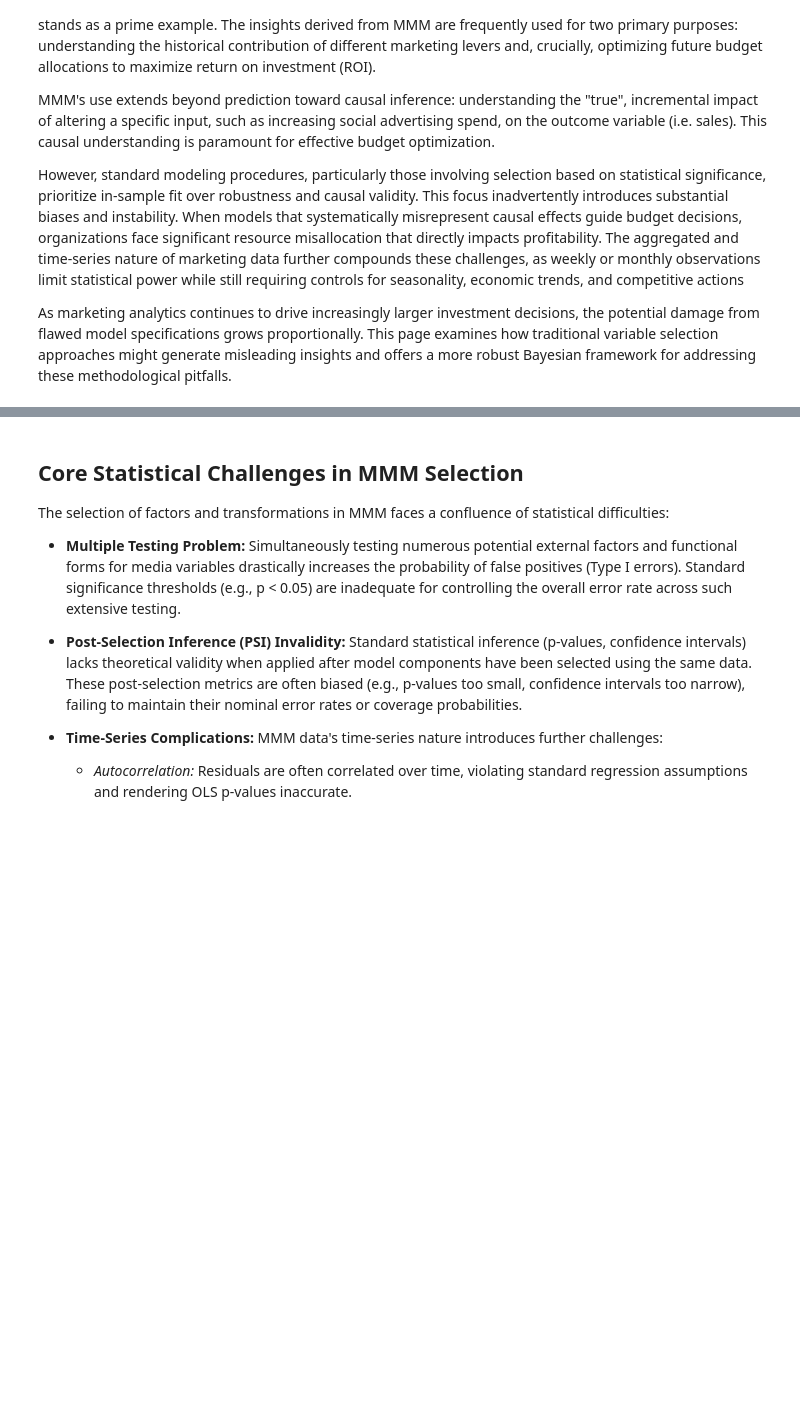
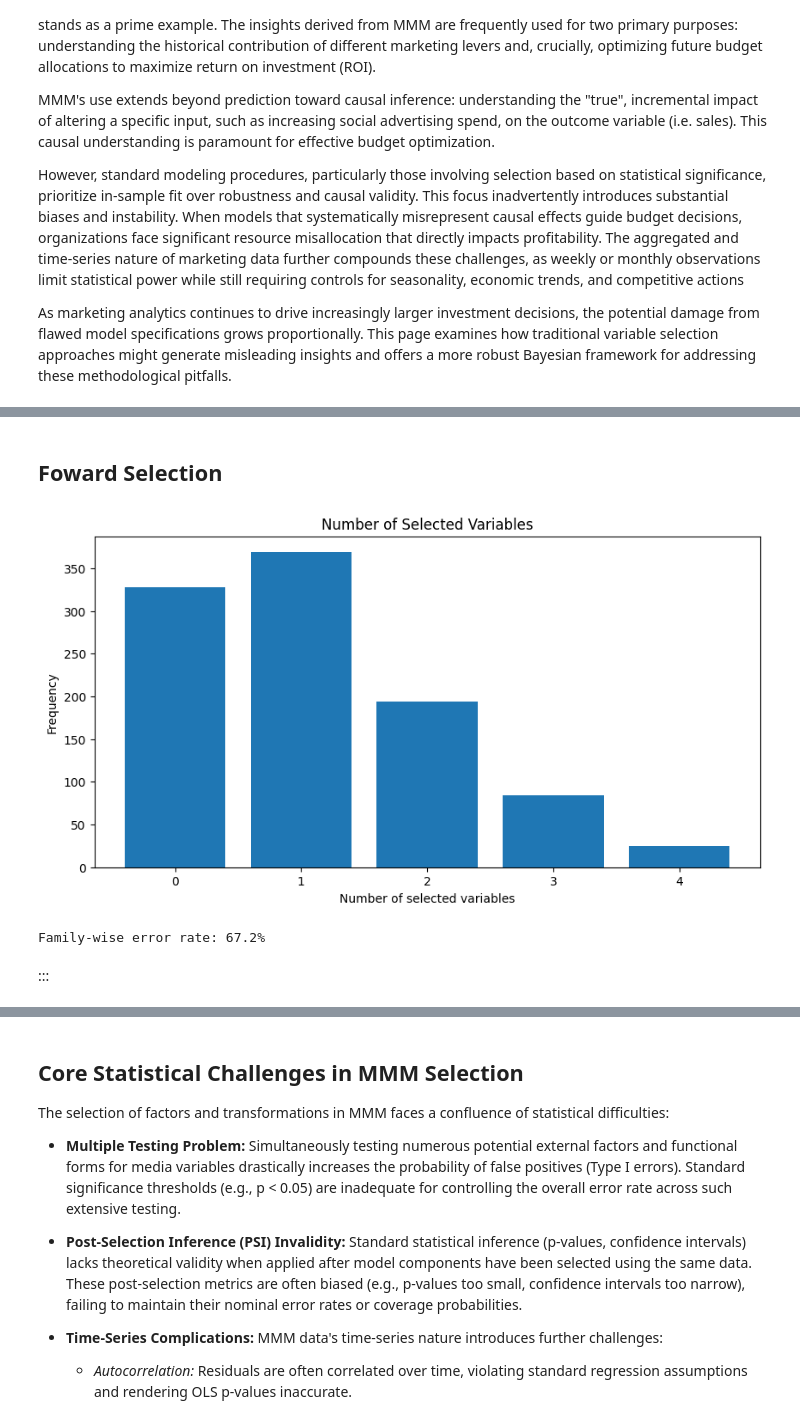
Before and after one commit to redam94/common_regression_issues, a Jupyter notebook: nbs/02_the_illusion_of_significance.ipynb, the cells around one changed output, grey strips where cells are left out. Drawn from its saved outputs; the diff is of its cells as text; code cells hidden in the pictures; blank space fills up the shorter version.

```diff
--- a/nbs/02_the_illusion_of_significance.ipynb
+++ b/nbs/02_the_illusion_of_significance.ipynb
@@ -60,0 +221,14 @@ As marketing analytics continues to drive increasingly larger investment decisio
+# %%
+n_trials = 1_000
+n_samples = 100
+n_signal_vars = 3
+n_noise_vars = 20
+
+X, y = create_data_no_signal(
+    n_trials*n_samples,
+    n_signal_vars+n_noise_vars,
+    correlated=False
+)
+
+X.columns = [f"X{i}" for i in range(X.shape[1])]
+y.name = "y"
@@ -60,0 +282,21 @@ As marketing analytics continues to drive increasingly larger investment decisio
+# %% [markdown]
+## Foward Selection
+# %%
+#| echo: false
+#| fig-cap: "Histogram of the number of selected variables in each trial using forward selection. The number of variables that are actually predictive are 0, however over 70% of the trials selected at least one variable as a statistically significant predictor."
+#| label: fig-histogram-forward-selection
+plt.figure(figsize=(10, 5))
+n_vars_selected = np.array([len(set(v)) for v in forward_selected_vars])
+plt.hist(n_vars_selected, bins=np.unique(n_vars_selected), align='left', rwidth=0.8)
+plt.xlabel("Number of selected variables")
+plt.ylabel("Frequency")
+plt.title("Number of Selected Variables");
+# %% [output]
+[figure, added]
+# %%
+#| echo: false
+print(f"Family-wise error rate: {np.mean(n_vars_selected > 0):.1%}")
+# %% [output]
+Family-wise error rate: 67.2%
+# %% [markdown]
+:::
```
Also changed, not shown: parts of 53 cells of this notebook.
